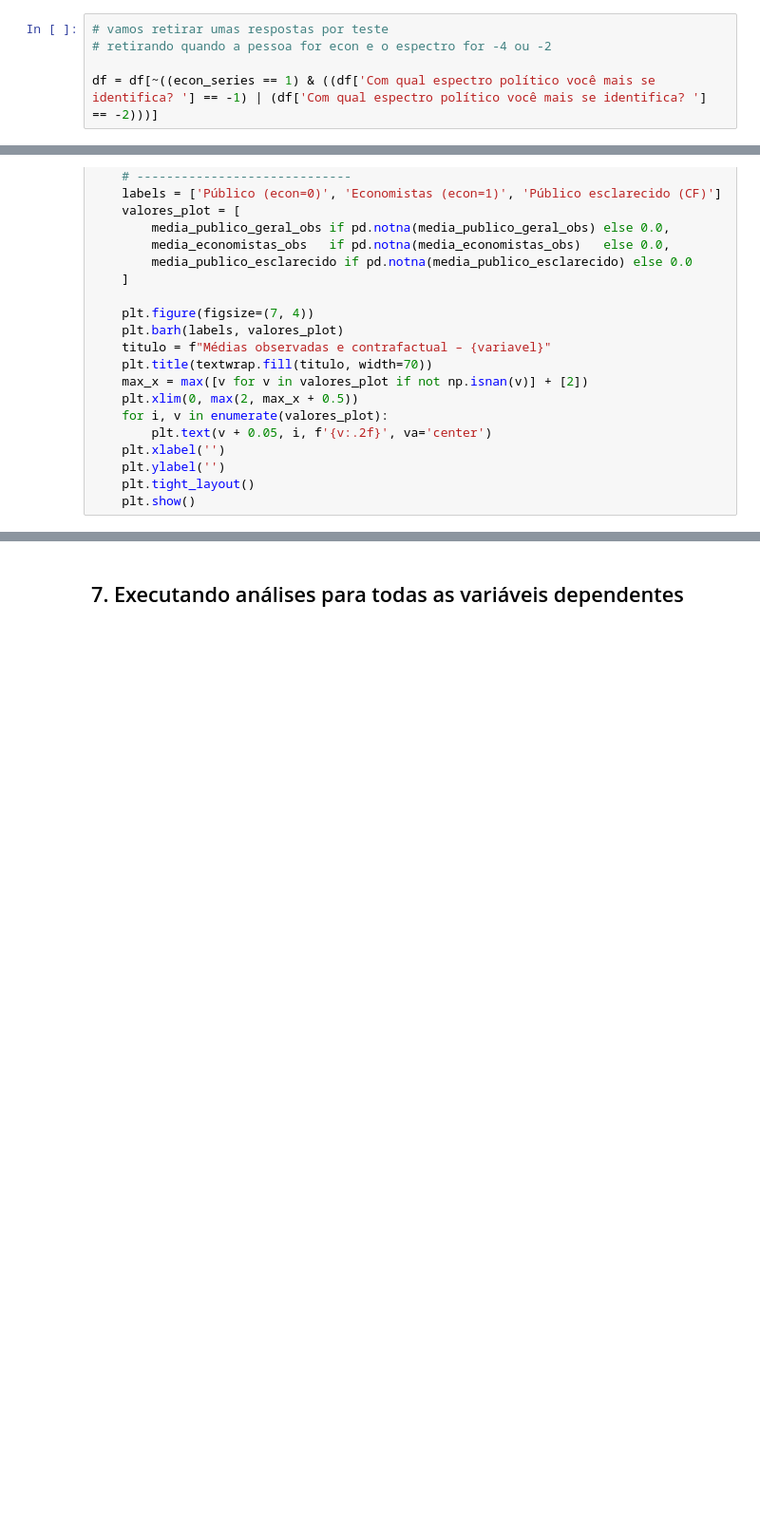
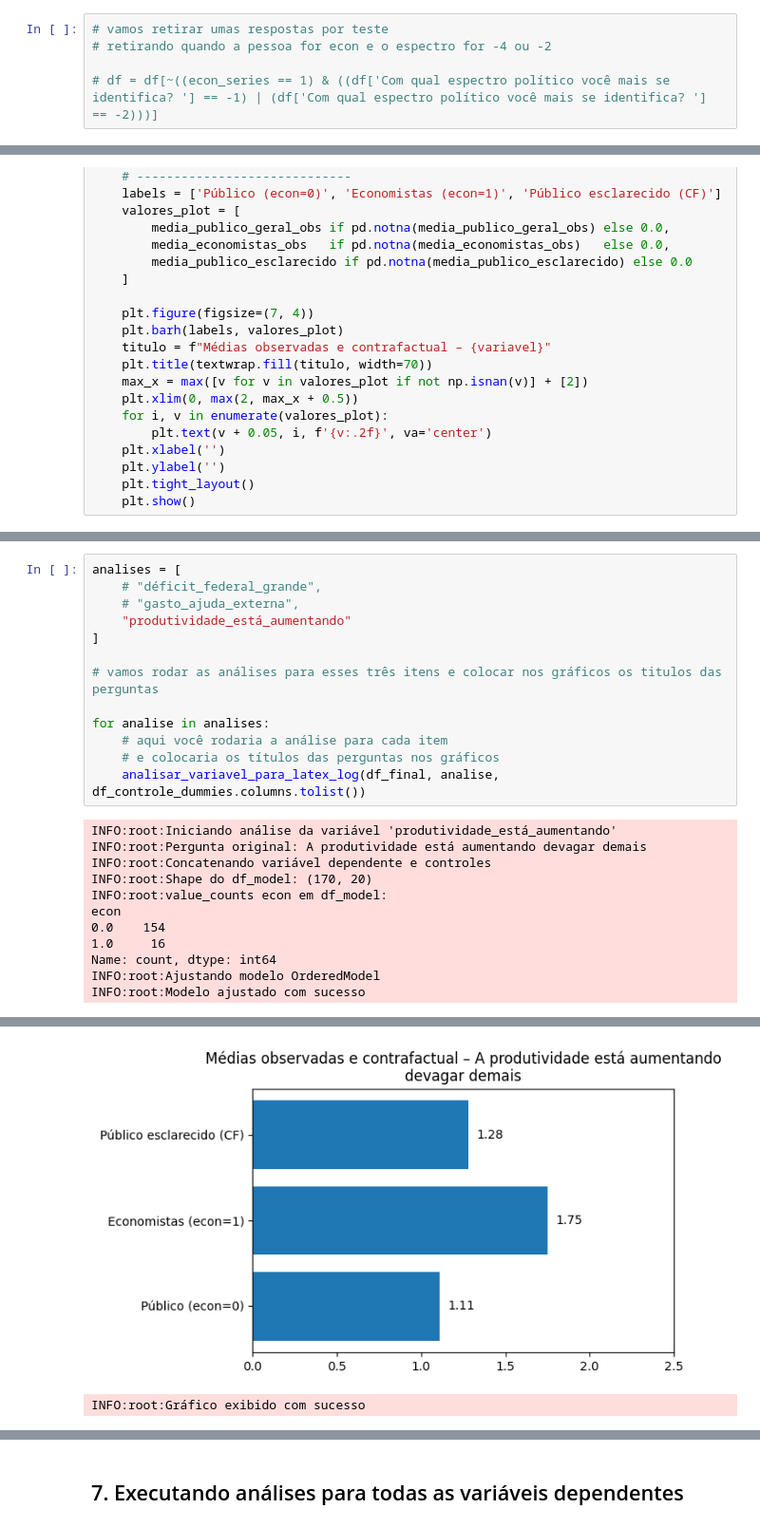
Before and after one commit to Schadenlord/tcc_esag, a Jupyter notebook: Textuais/analise/analiseV2.ipynb, the cells around one changed output, grey strips where cells are left out. Shown at 95% size. Cells and saved outputs as stored; diff of their text form; blank space fills up the shorter version.

```diff
--- a/Textuais/analise/analiseV2.ipynb
+++ b/Textuais/analise/analiseV2.ipynb
@@ -135,7 +135,7 @@ assert 'econ' in control_cols, "econ ficou de fora de control_cols!"
 # vamos retirar umas respostas por teste
 # retirando quando a pessoa for econ e o espectro for -4 ou -2
 
-df = df[~((econ_series == 1) & ((df['Com qual espectro político você mais se identifica? '] == -1) | (df['Com qual espectro político você mais se identifica? '] == -2)))]
+# df = df[~((econ_series == 1) & ((df['Com qual espectro político você mais se identifica? '] == -1) | (df['Com qual espectro político você mais se identifica? '] == -2)))]
 # %% [markdown]
 ## 4. Tratamento das variáveis dependentes
 
@@ -558 +632,26 @@ Média contrafactual – Públic. esclarecido (econ→0): 0.408
 ... (142 outputs left out)
+# %%
+analises = [
+    # "déficit_federal_grande",
+    # "gasto_ajuda_externa",
+    "produtividade_está_aumentando"
+]
+
+# vamos rodar as análises para esses três itens e colocar nos gráficos os titulos das perguntas
+
+for analise in analises:
+    # aqui você rodaria a análise para cada item
+    # e colocaria os títulos das perguntas nos gráficos
+    analisar_variavel_para_latex_log(df_final, analise, df_controle_dummies.columns.tolist())
+# %% [output]
+INFO:root:Iniciando análise da variável 'produtividade_está_aumentando'
+INFO:root:Pergunta original: A produtividade está aumentando devagar demais
+INFO:root:Concatenando variável dependente e controles
+INFO:root:Shape do df_model: (170, 20)
+INFO:root:value_counts econ em df_model:
+econ
+0.0    154
+1.0     16
+Name: count, dtype: int64
+INFO:root:Ajustando modelo OrderedModel
+INFO:root:Modelo ajustado com sucesso
@@ -558,0 +675,2 @@ Média contrafactual – Públic. esclarecido (econ→0): 0.408
+[figure, added]
+INFO:root:Gráfico exibido com sucesso
```
Also changed, not shown: parts of 6 cells of this notebook, 59 other files.
